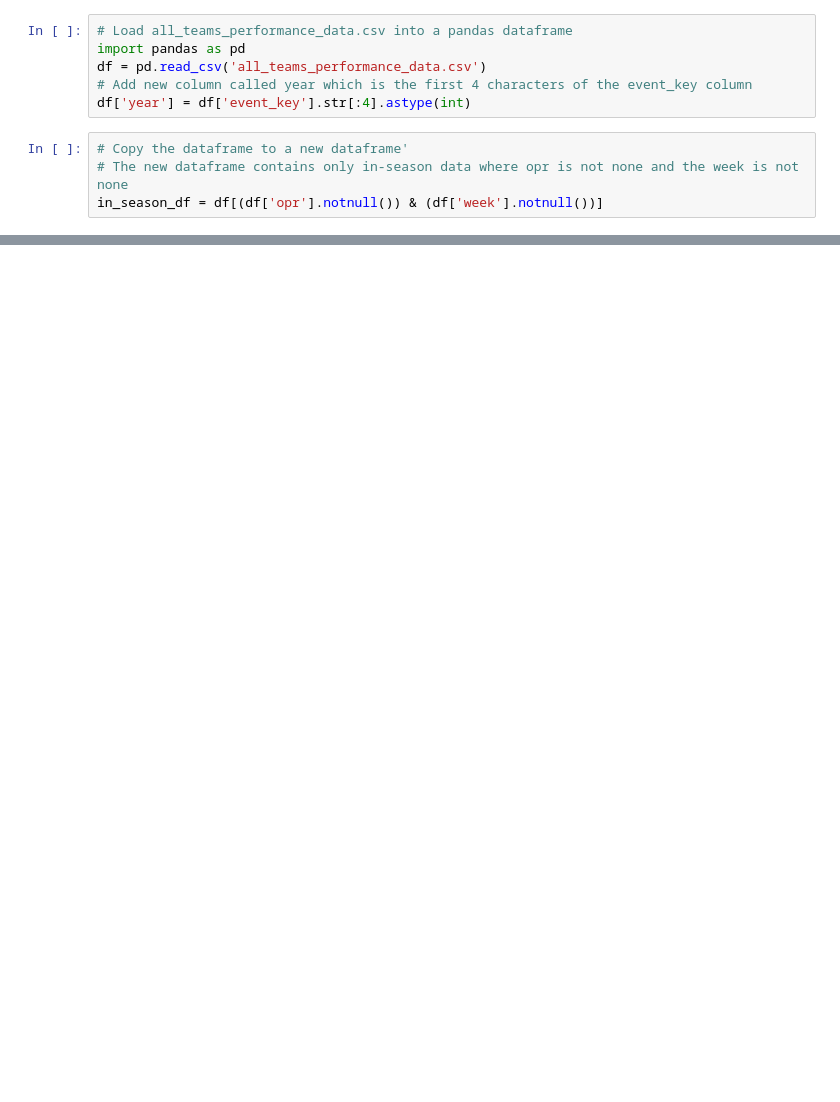
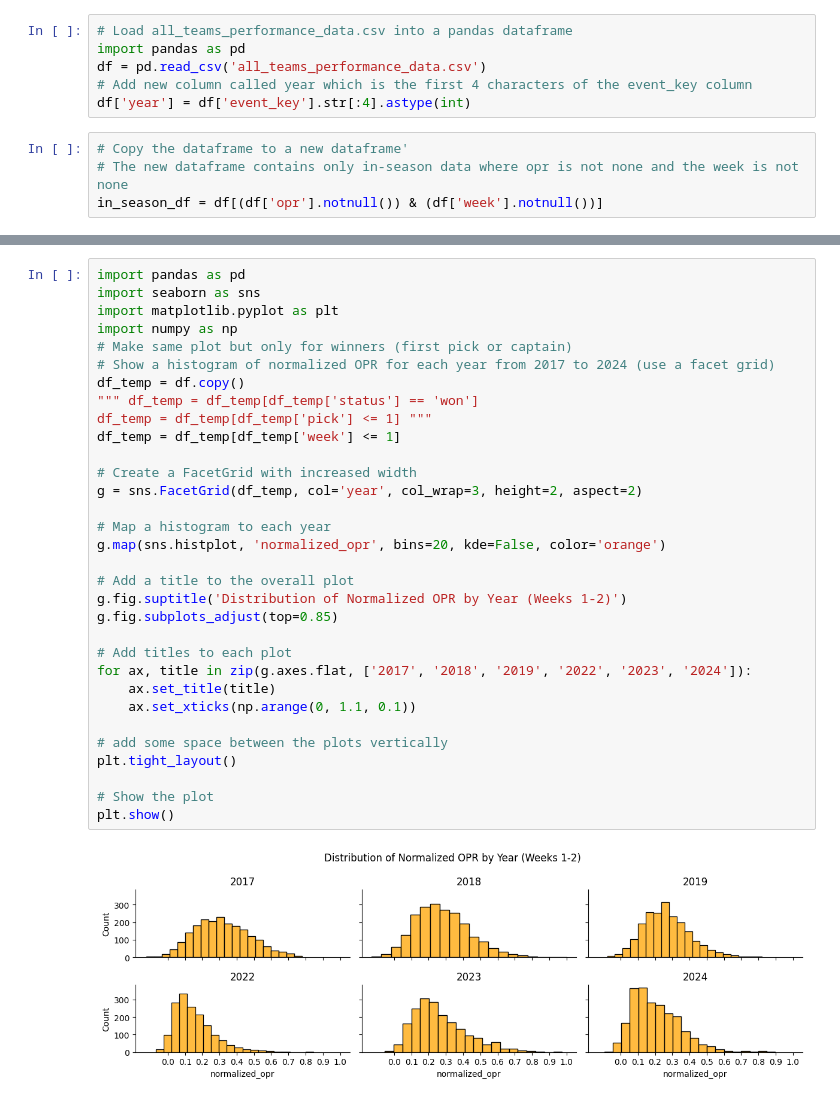
Before and after one commit to Bjorn4481/X--rule-data, a Jupyter notebook: Analysis.ipynb, the cells around one changed output, grey strips where cells are left out. Saved outputs shown, nothing was run; the diff lists cells and outputs as text; blank space fills up the shorter version.

```diff
--- a/Analysis.ipynb
+++ b/Analysis.ipynb
@@ -137,0 +192,34 @@ plot_opr_distribution_with_bootstrap(get_df(weeks=[0,1], state_prov='CA'), n_boo
+# %%
+import pandas as pd
+import seaborn as sns
+import matplotlib.pyplot as plt
+import numpy as np
+# Make same plot but only for winners (first pick or captain)
+# Show a histogram of normalized OPR for each year from 2017 to 2024 (use a facet grid)
+df_temp = df.copy()
+""" df_temp = df_temp[df_temp['status'] == 'won']
+df_temp = df_temp[df_temp['pick'] <= 1] """
+df_temp = df_temp[df_temp['week'] <= 1]
+
+# Create a FacetGrid with increased width
+g = sns.FacetGrid(df_temp, col='year', col_wrap=3, height=2, aspect=2)
+
+# Map a histogram to each year
+g.map(sns.histplot, 'normalized_opr', bins=20, kde=False, color='orange')
+
+# Add a title to the overall plot
+g.fig.suptitle('Distribution of Normalized OPR by Year (Weeks 1-2)')
+g.fig.subplots_adjust(top=0.85)
+
+# Add titles to each plot
+for ax, title in zip(g.axes.flat, ['2017', '2018', '2019', '2022', '2023', '2024']):
+    ax.set_title(title)
+    ax.set_xticks(np.arange(0, 1.1, 0.1))
+
+# add some space between the plots vertically
+plt.tight_layout()
+
+# Show the plot
+plt.show()
+# %% [output]
+[figure, added]
```
Also changed, not shown: parts of 7 cells of this notebook, 1 other file.
